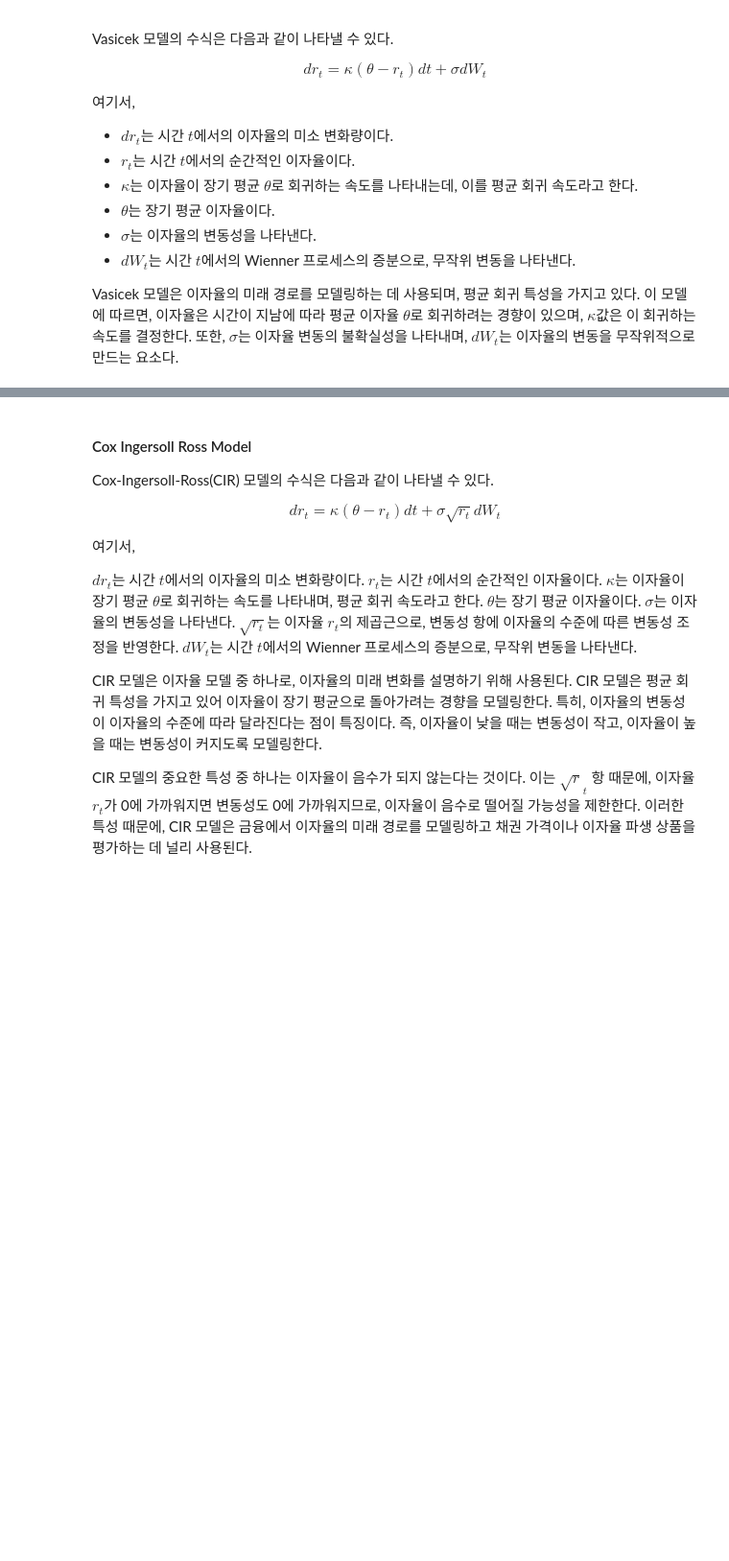
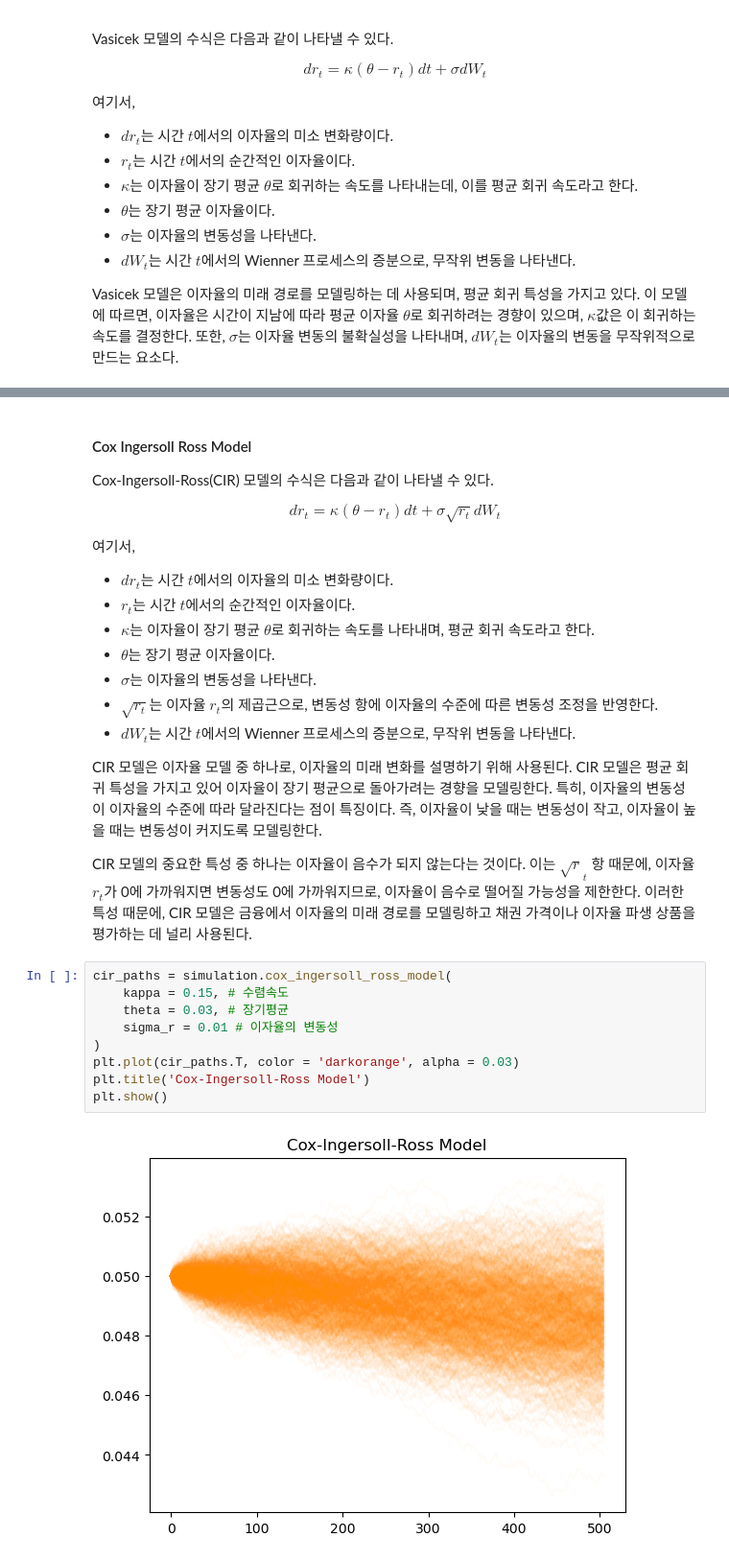
Before and after one commit to QuantifiSogang/2024-01SeniorClass, a Jupyter notebook: 03StochasticProcess/Prac03StochasticProcess.ipynb, the cells around one changed output, grey strips where cells are left out. Shown at 96% size. Saved outputs shown, nothing was run; the diff lists cells and outputs as text; blank space fills up the shorter version.

```diff
--- a/03StochasticProcess/Prac03StochasticProcess.ipynb
+++ b/03StochasticProcess/Prac03StochasticProcess.ipynb
@@ -56,17 +105,28 @@ $$dr_t = \kappa (\theta - r_t) dt + \sigma \sqrt{r_t} dW_t$$
 
 여기서,
 
-$dr_t$는 시간 $t$에서의 이자율의 미소 변화량이다.
-$r_t$는 시간 $t$에서의 순간적인 이자율이다.
-$\kappa$는 이자율이 장기 평균 $\theta$로 회귀하는 속도를 나타내며, 평균 회귀 속도라고 한다.
-$\theta$는 장기 평균 이자율이다.
-$\sigma$는 이자율의 변동성을 나타낸다.
-$\sqrt{r_t}$는 이자율 $r_t$의 제곱근으로, 변동성 항에 이자율의 수준에 따른 변동성 조정을 반영한다.
-$dW_t$는 시간 $t$에서의 Wienner 프로세스의 증분으로, 무작위 변동을 나타낸다.
+- $dr_t$는 시간 $t$에서의 이자율의 미소 변화량이다.
+- $r_t$는 시간 $t$에서의 순간적인 이자율이다.
+- $\kappa$는 이자율이 장기 평균 $\theta$로 회귀하는 속도를 나타내며, 평균 회귀 속도라고 한다.
+- $\theta$는 장기 평균 이자율이다.
+- $\sigma$는 이자율의 변동성을 나타낸다.
+- $\sqrt{r_t}$는 이자율 $r_t$의 제곱근으로, 변동성 항에 이자율의 수준에 따른 변동성 조정을 반영한다.
+- $dW_t$는 시간 $t$에서의 Wienner 프로세스의 증분으로, 무작위 변동을 나타낸다.
 
 CIR 모델은 이자율 모델 중 하나로, 이자율의 미래 변화를 설명하기 위해 사용된다. CIR 모델은 평균 회귀 특성을 가지고 있어 이자율이 장기 평균으로 돌아가려는 경향을 모델링한다. 특히, 이자율의 변동성이 이자율의 수준에 따라 달라진다는 점이 특징이다. 즉, 이자율이 낮을 때는 변동성이 작고, 이자율이 높을 때는 변동성이 커지도록 모델링한다.
 
 CIR 모델의 중요한 특성 중 하나는 이자율이 음수가 되지 않는다는 것이다. 이는 $\sqrt r_t$ 항 때문에, 이자율 $r_t$가 0에 가까워지면 변동성도 0에 가까워지므로, 이자율이 음수로 떨어질 가능성을 제한한다. 이러한 특성 때문에, CIR 모델은 금융에서 이자율의 미래 경로를 모델링하고 채권 가격이나 이자율 파생 상품을 평가하는 데 널리 사용된다.
+# %%
+cir_paths = simulation.cox_ingersoll_ross_model(
+    kappa = 0.15, # 수렴속도
+    theta = 0.03, # 장기평균
+    sigma_r = 0.01 # 이자율의 변동성
+)
+plt.plot(cir_paths.T, color = 'darkorange', alpha = 0.03)
+plt.title('Cox-Ingersoll-Ross Model')
+plt.show()
+# %% [output]
+[figure, added]
 # %% [markdown]
 #### Heston Model
 
```
Also changed, not shown: parts of 8 cells of this notebook, 1 other file.
